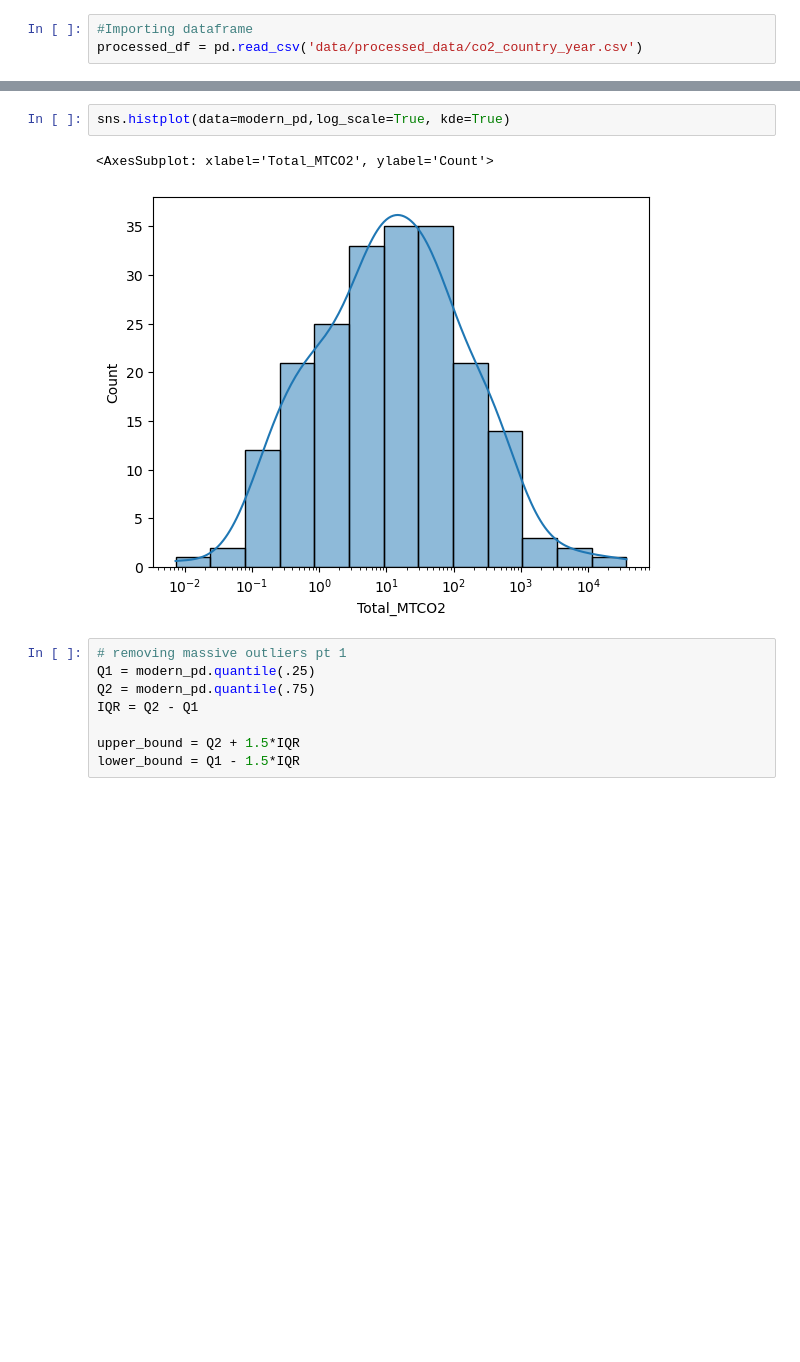
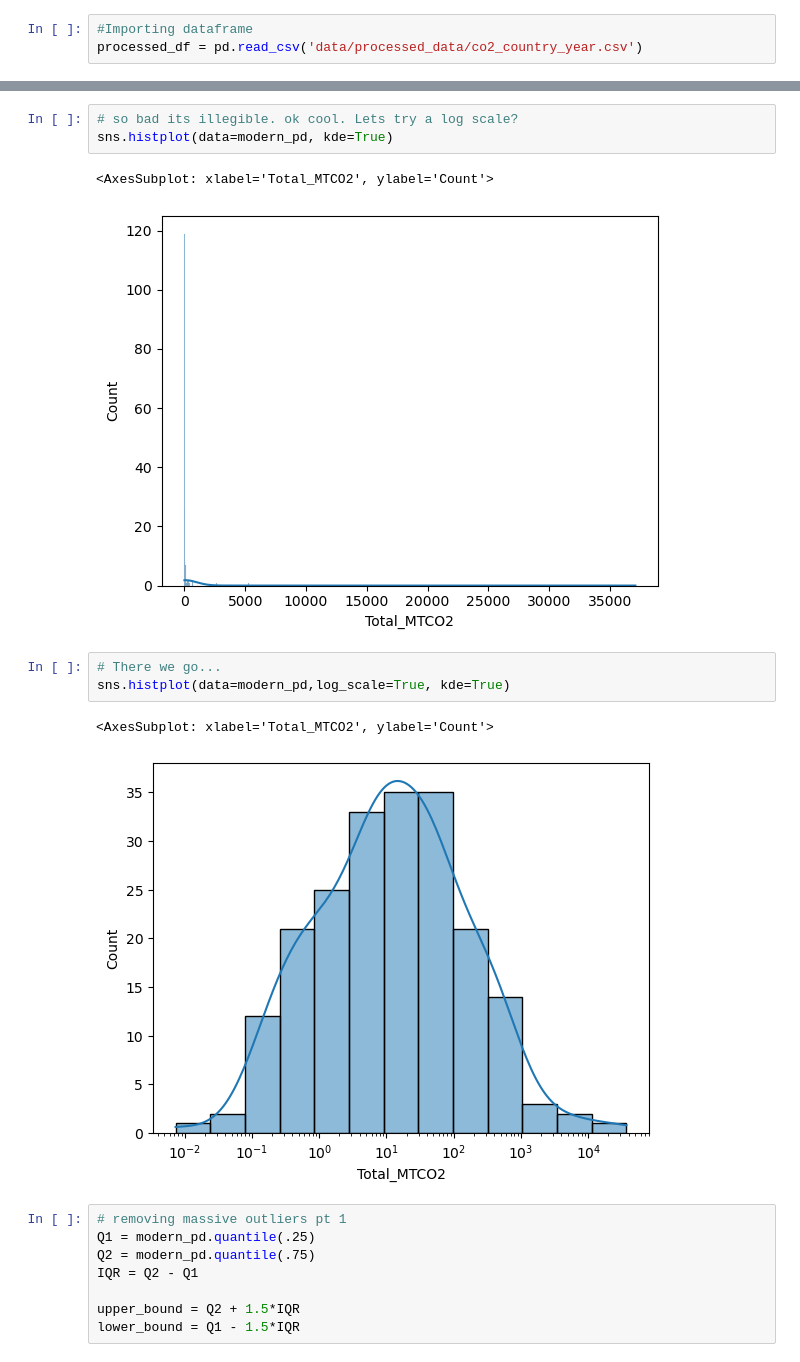
Before and after one commit to AtWillB/INST447-Final, a Jupyter notebook: analysis.ipynb, the cells around one changed output, grey strips where cells are left out. Drawn from its saved outputs; the diff is of its cells as text; blank space fills up the shorter version.

Commit message:
comments, adding visualizaiton to clarify

```diff
--- a/analysis.ipynb
+++ b/analysis.ipynb
@@ -26,4 +31,11 @@ Name: Total_MTCO2, dtype: float64
+# %%
+# so bad its illegible. ok cool. Lets try a log scale?
+sns.histplot(data=modern_pd, kde=True)
+# %% [output]
+<AxesSubplot: xlabel='Total_MTCO2', ylabel='Count'>
+[figure, added]
 # %%
+# There we go...
 sns.histplot(data=modern_pd,log_scale=True, kde=True)
 # %% [output]
 <AxesSubplot: xlabel='Total_MTCO2', ylabel='Count'>
```
Also changed, not shown: parts of 22 cells of this notebook, 1 other file.
